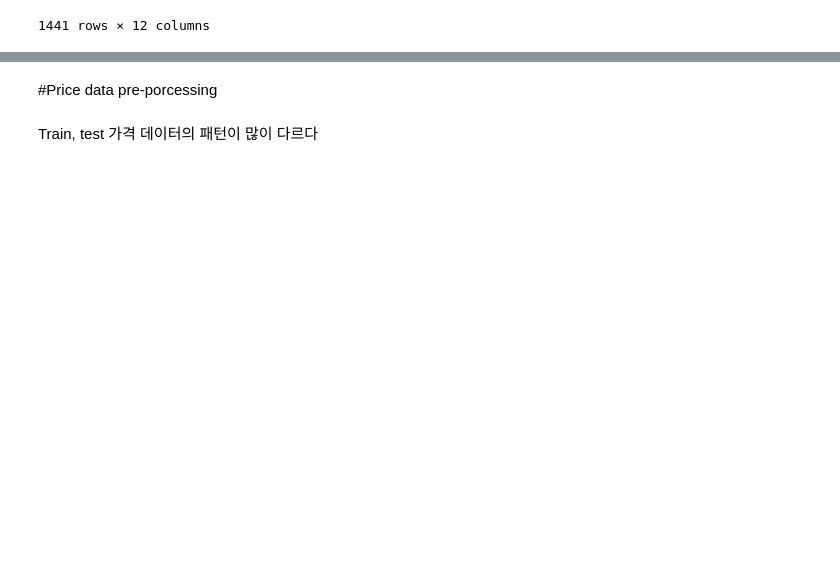
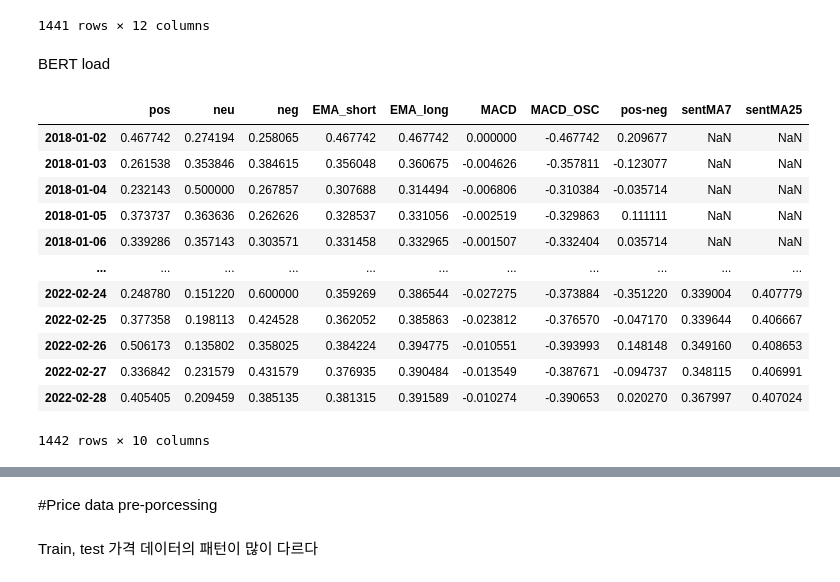
Before and after one commit to CryptoNLP/bitcoin_price_prediction_with_SNS_sentiment, a Jupyter notebook: Predict_direction_with_lstm.ipynb, the cells around one changed output, grey strips where cells are left out. Saved outputs shown, nothing was run; the diff lists cells and outputs as text; code cells hidden in the pictures; blank space fills up the shorter version.

```diff
--- a/Predict_direction_with_lstm.ipynb
+++ b/Predict_direction_with_lstm.ipynb
@@ -137,3 +139,32 @@ total
 | 2022-02-27 | 0.600000 | 0.115789 | 0.284211 | 0.142612 | 0.242103 | 0.578066 | 0.580920 | -0.002854 | -0.582987 | 0.315789 | 0.568378 | ... |
 | 2022-02-28 | 0.593333 | 0.100000 | 0.306667 | 0.180382 | 0.240732 | 0.580415 | 0.581839 | -0.001425 | -0.584198 | 0.286667 | 0.580784 | ... |
 1441 rows × 12 columns
+# %% [markdown]
+BERT load
+# %%
+#Crypto subreddit daily sentiment ratio load
+crypto_BERT = pd.read_csv(f'{path_capstone}sent_crypto_top_bert.csv')
+
+crypto_BERT.set_index('day', inplace=True)
+
+#make other sentiment features
+crypto_BERT['sentMA7'] = crypto_BERT.pos.rolling(window=7, min_periods=7).mean()
+crypto_BERT['sentMA25'] = crypto_BERT.pos.rolling(window=25, min_periods=25).mean()
+
+format = '%Y-%m-%d'
+crypto_BERT.index = list(map(lambda x: datetime.strptime(x, format), crypto_BERT.index))
+crypto_BERT
+# %% [output]
+|  | pos | neu | neg | EMA_short | EMA_long | MACD | MACD_OSC | pos-neg | sentMA7 | sentMA25 |
+| 2018-01-02 | 0.467742 | 0.274194 | 0.258065 | 0.467742 | 0.467742 | 0.000000 | -0.467742 | 0.209677 | NaN | NaN |
+| 2018-01-03 | 0.261538 | 0.353846 | 0.384615 | 0.356048 | 0.360675 | -0.004626 | -0.357811 | -0.123077 | NaN | NaN |
+| 2018-01-04 | 0.232143 | 0.500000 | 0.267857 | 0.307688 | 0.314494 | -0.006806 | -0.310384 | -0.035714 | NaN | NaN |
+| 2018-01-05 | 0.373737 | 0.363636 | 0.262626 | 0.328537 | 0.331056 | -0.002519 | -0.329863 | 0.111111 | NaN | NaN |
+| 2018-01-06 | 0.339286 | 0.357143 | 0.303571 | 0.331458 | 0.332965 | -0.001507 | -0.332404 | 0.035714 | NaN | NaN |
+| ... | ... | ... | ... | ... | ... | ... | ... | ... | ... | ... |
+| 2022-02-24 | 0.248780 | 0.151220 | 0.600000 | 0.359269 | 0.386544 | -0.027275 | -0.373884 | -0.351220 | 0.339004 | 0.407779 |
+| 2022-02-25 | 0.377358 | 0.198113 | 0.424528 | 0.362052 | 0.385863 | -0.023812 | -0.376570 | -0.047170 | 0.339644 | 0.406667 |
+| 2022-02-26 | 0.506173 | 0.135802 | 0.358025 | 0.384224 | 0.394775 | -0.010551 | -0.393993 | 0.148148 | 0.349160 | 0.408653 |
+| 2022-02-27 | 0.336842 | 0.231579 | 0.431579 | 0.376935 | 0.390484 | -0.013549 | -0.387671 | -0.094737 | 0.348115 | 0.406991 |
+| 2022-02-28 | 0.405405 | 0.209459 | 0.385135 | 0.381315 | 0.391589 | -0.010274 | -0.390653 | 0.020270 | 0.367997 | 0.407024 |
+1442 rows × 10 columns
```
Also changed, not shown: parts of 82 cells of this notebook.
